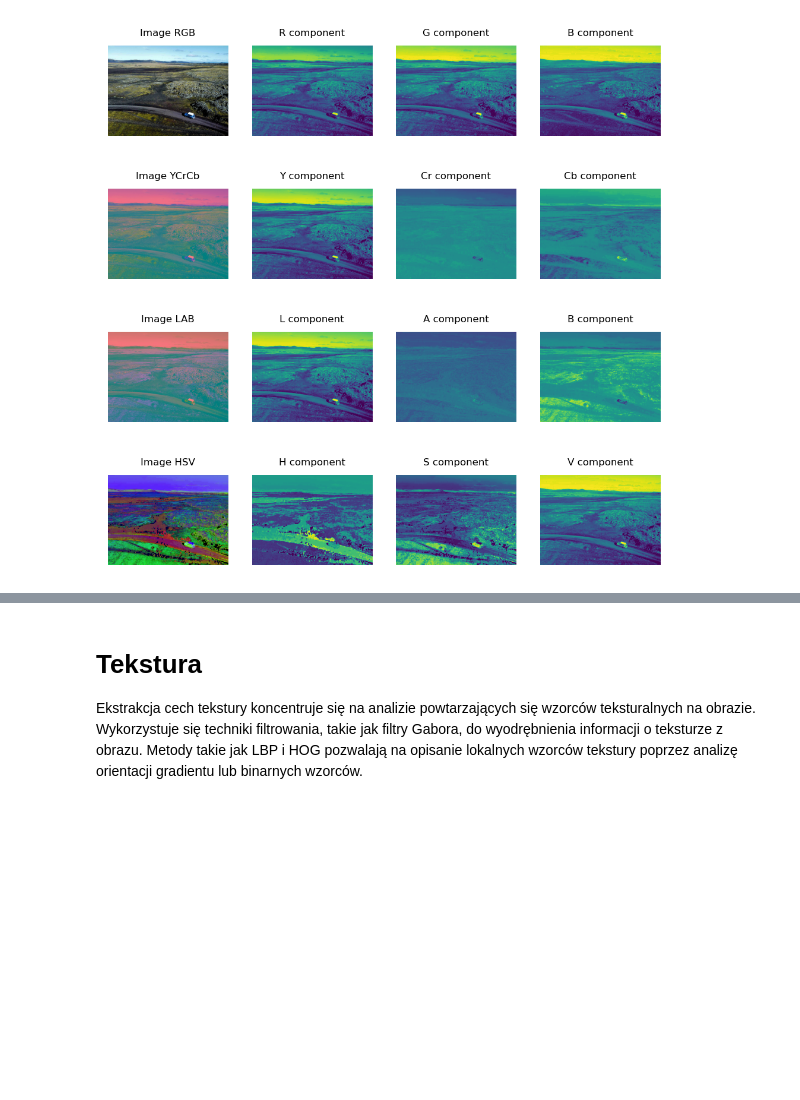
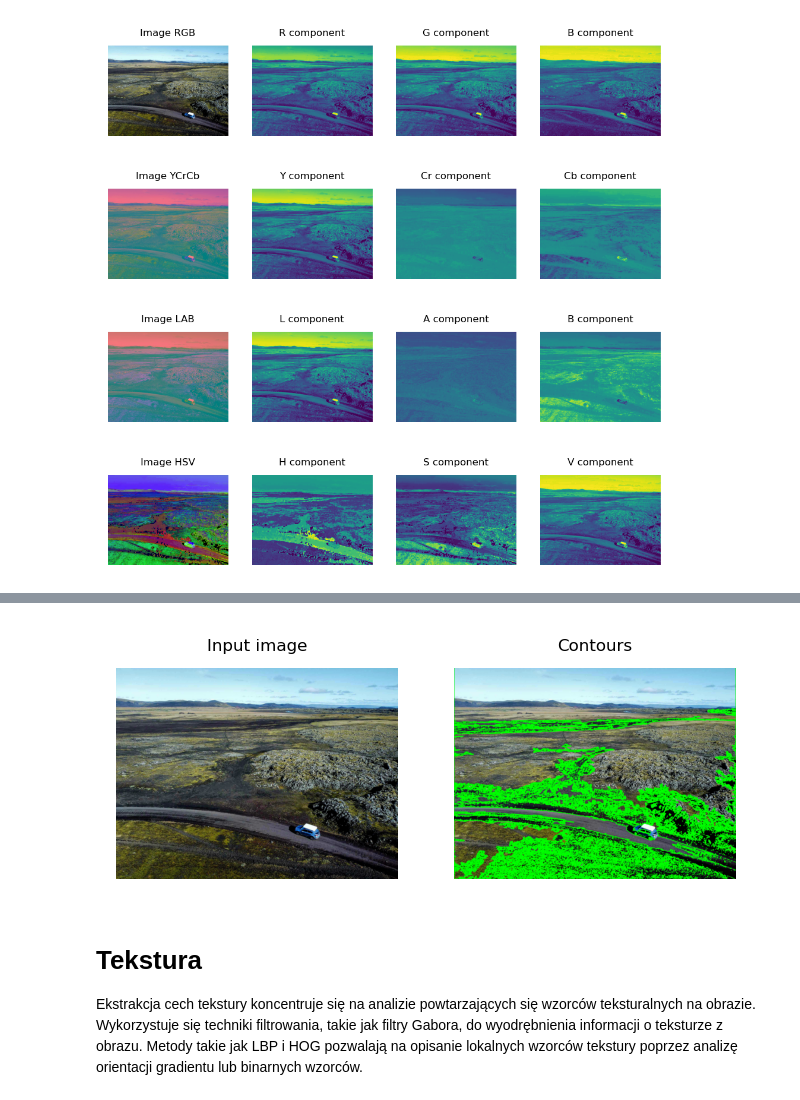
Before and after one commit to aflorkowska/Image-Processing, a Jupyter notebook: PL/10_Ekstrakcja cech z obrazu.ipynb, the cells around one changed output, grey strips where cells are left out. Cells and saved outputs as stored; diff of their text form; code cells hidden in the pictures; blank space fills up the shorter version.

```diff
--- a/PL/10_Ekstrakcja cech z obrazu.ipynb
+++ b/PL/10_Ekstrakcja cech z obrazu.ipynb
@@ -120,3 +125,21 @@ Ekstrakcja cech geometrii koncentruje się na analizie kształtu, rozmiaru, prop
+# %%
+gray = cv2.cvtColor(image, cv2.COLOR_RGB2GRAY)
+ret, thresh = cv2.threshold(gray, 60,110, cv2.THRESH_BINARY)
+contours, hierarchy = cv2.findContours(thresh, cv2.RETR_EXTERNAL, cv2.CHAIN_APPROX_SIMPLE)
+contour_img = cv2.drawContours(image.copy(), contours, -1, (0, 255, 0), 3)
+
+plt.figure(figsize=(4, 6), dpi=200)
+plt.subplot(1, 2, 1)
+plt.imshow(image)
+plt.axis('off')
+plt.title("Input image", fontsize=6)
+plt.subplot(1, 2, 2)
+plt.imshow(contour_img)
+plt.axis('off')
+plt.title("Contours", fontsize=6)
+plt.show()
+# %% [output]
+[figure, added]
 # %% [markdown]
 # Tekstura
 Ekstrakcja cech tekstury koncentruje się na analizie powtarzających się wzorców teksturalnych na obrazie. Wykorzystuje się techniki filtrowania, takie jak filtry Gabora, do wyodrębnienia informacji o teksturze z obrazu. Metody takie jak LBP i HOG pozwalają na opisanie lokalnych wzorców tekstury poprzez analizę orientacji gradientu lub binarnych wzorców.
```
Also changed, not shown: parts of 2 cells of this notebook.
